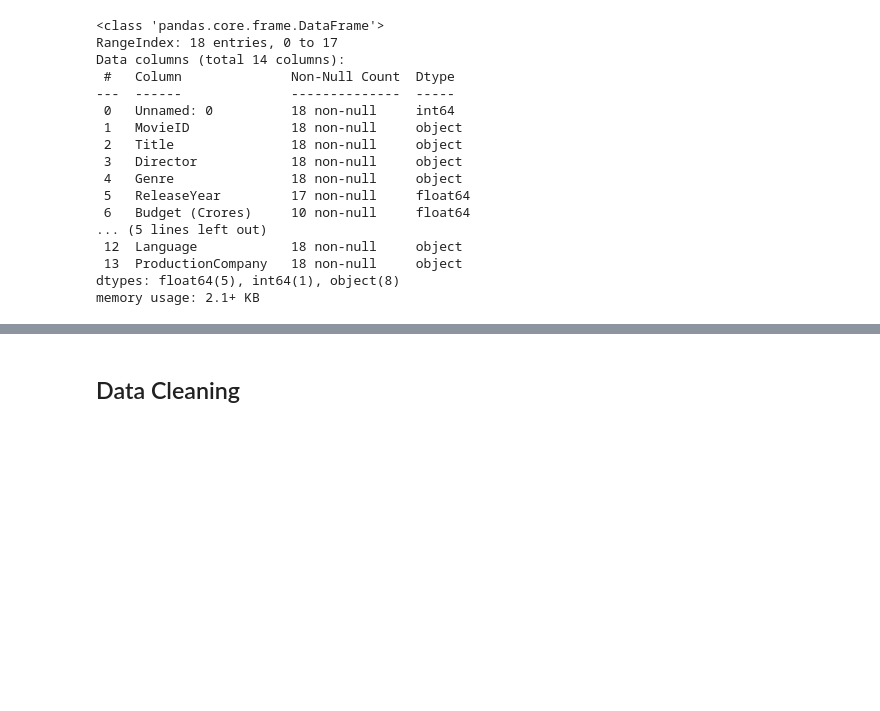
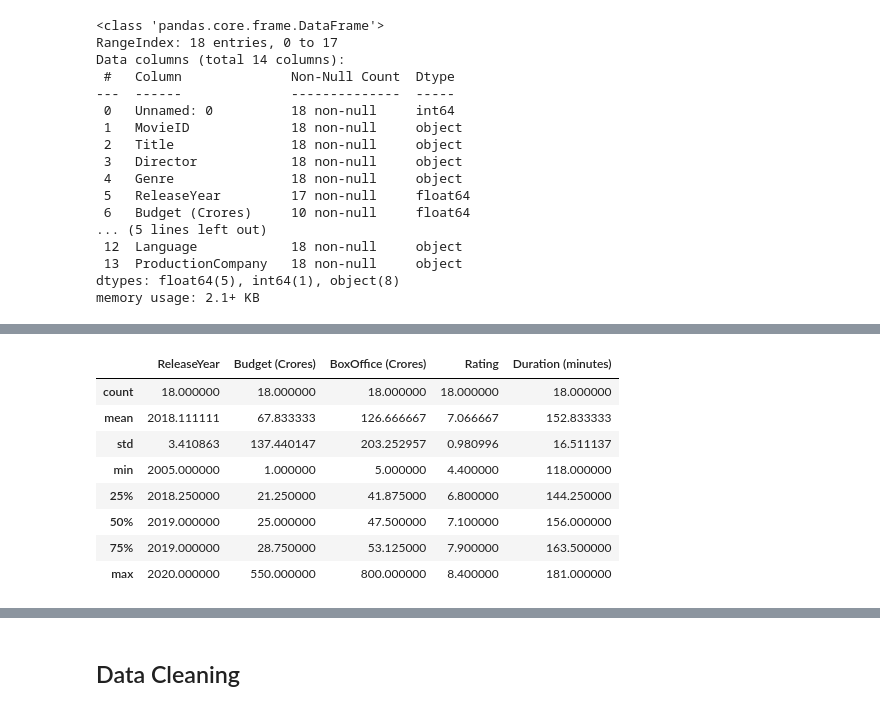
Before and after one commit to shashank-nineleaps/python_assignment, a Jupyter notebook: Final_Test_Pandas/Data_cleaning.ipynb, the cells around one changed output, grey strips where cells are left out. Drawn from its saved outputs; the diff is of its cells as text; code cells hidden in the pictures; blank space fills up the shorter version.

```diff
--- a/Final_Test_Pandas/Data_cleaning.ipynb
+++ b/Final_Test_Pandas/Data_cleaning.ipynb
@@ -194,3 +194,15 @@ indian_movies_df.head()
 | 2 | 21 | MOV022 | K.G.F: Chapter 1 | Prashanth Neel | Action Drama | 2018.0 | 50.0 | 250.0 | ... |
 | 3 | 23 | MOV024 | Avengers: Endgame (Dubbed) | Anthony Russo, Joseph Russo | Superhero | 2019.0 | NaN | NaN | ... |
 | 4 | 25 | MOV026 | Pailwaan | S. Krishna | Sports Action | 2019.0 | 30.0 | 55.0 | ... |
+# %%
+indian_movies_df.describe()
+# %% [output]
+|  | ReleaseYear | Budget (Crores) | BoxOffice (Crores) | Rating | Duration (minutes) |
+| count | 18.000000 | 18.000000 | 18.000000 | 18.000000 | 18.000000 |
+| mean | 2018.111111 | 67.833333 | 126.666667 | 7.066667 | 152.833333 |
+| std | 3.410863 | 137.440147 | 203.252957 | 0.980996 | 16.511137 |
+| min | 2005.000000 | 1.000000 | 5.000000 | 4.400000 | 118.000000 |
+| 25% | 2018.250000 | 21.250000 | 41.875000 | 6.800000 | 144.250000 |
+| 50% | 2019.000000 | 25.000000 | 47.500000 | 7.100000 | 156.000000 |
+| 75% | 2019.000000 | 28.750000 | 53.125000 | 7.900000 | 163.500000 |
+| max | 2020.000000 | 550.000000 | 800.000000 | 8.400000 | 181.000000 |
```
Also changed, not shown: parts of 24 cells of this notebook.
